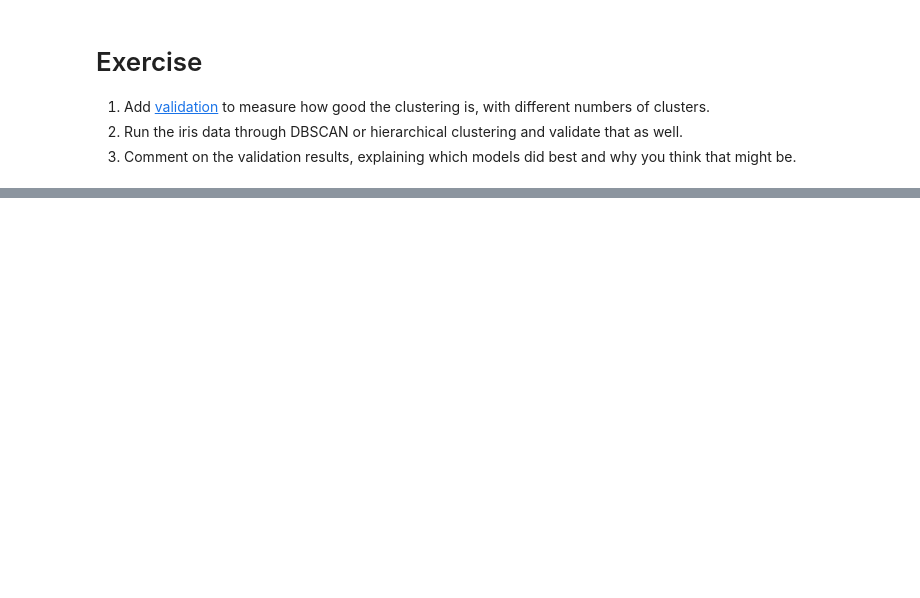
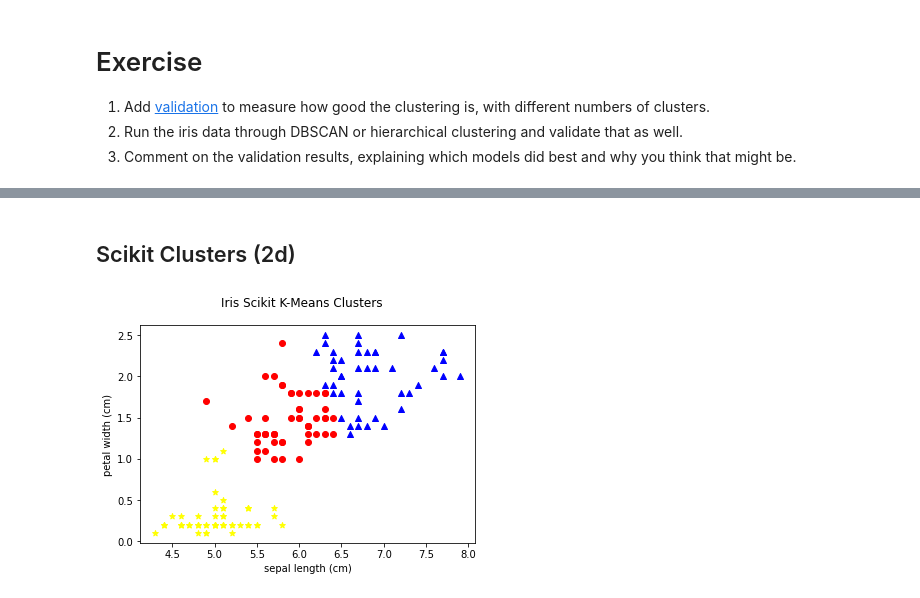
Before and after one commit to yrafalin/MachineLearning, a Jupyter notebook: Clustering/ClusteringIris.ipynb, the cells around one changed output, grey strips where cells are left out. Cells and saved outputs as stored; diff of their text form; code cells hidden in the pictures; blank space fills up the shorter version.

```diff
--- a/Clustering/ClusteringIris.ipynb
+++ b/Clustering/ClusteringIris.ipynb
@@ -132,0 +257,25 @@ for num_clusters in range(2, MAX_CLUSTERS + 1):
+# %% [markdown]
+## Scikit Clusters (2d)
+# %%
+model = KMeans(n_clusters=3)
+model.fit(iris_inputs)
+
+iris_labels = model.labels_
+
+fig = matplotlib.pyplot.figure()
+fig.suptitle('Iris Scikit K-Means Clusters')
+matplotlib.pyplot.xlabel(iris.feature_names[x1_feature])
+matplotlib.pyplot.ylabel(iris.feature_names[x2_feature])
+
+scatter_0 = matplotlib.pyplot.scatter(x1[iris_labels==0], x2[iris_labels==0],
+                                      c="red", marker="o", label=iris.target_names[0])
+scatter_1 = matplotlib.pyplot.scatter(x1[iris_labels==1], x2[iris_labels==1],
+                                      c="blue", marker="^", label=iris.target_names[1])
+scatter_2 = matplotlib.pyplot.scatter(x1[iris_labels==2], x2[iris_labels==2],
+                                      c="yellow", marker="*", label=iris.target_names[2])
+
+#matplotlib.pyplot.legend(handles=[scatter_0, scatter_1, scatter_2])
+
+matplotlib.pyplot.show()
+# %% [output]
+[figure, added]
```
Also changed, not shown: parts of 36 cells of this notebook, 7 other files.
